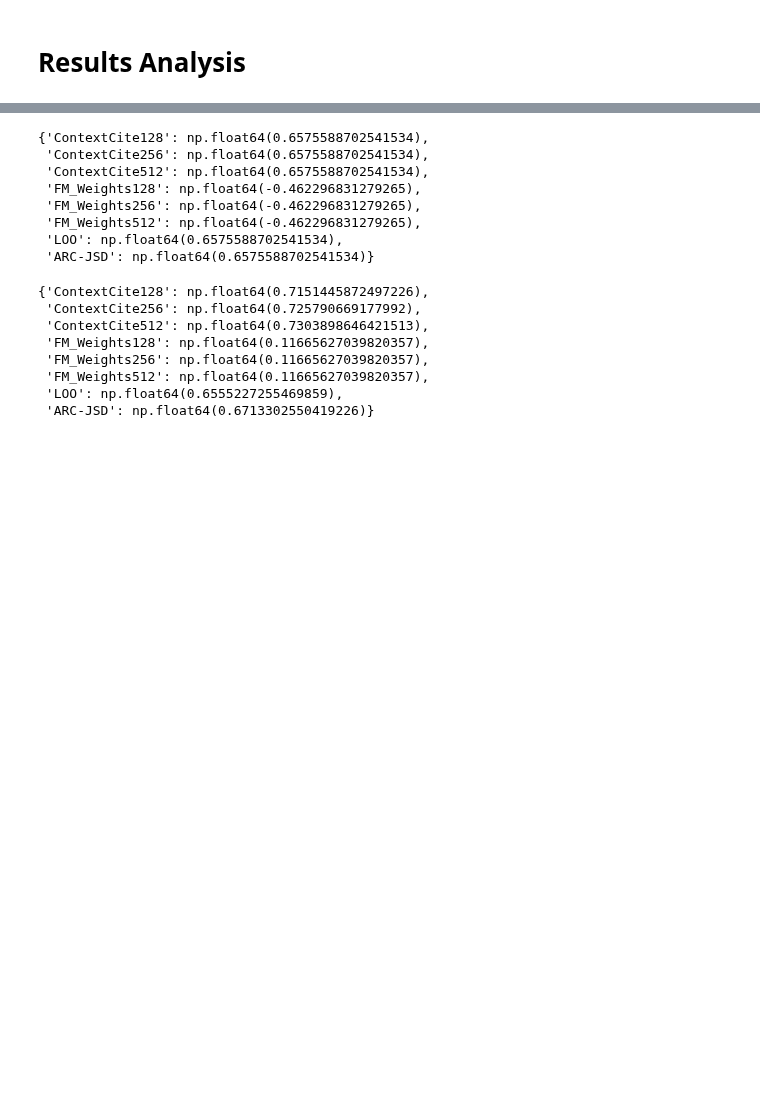
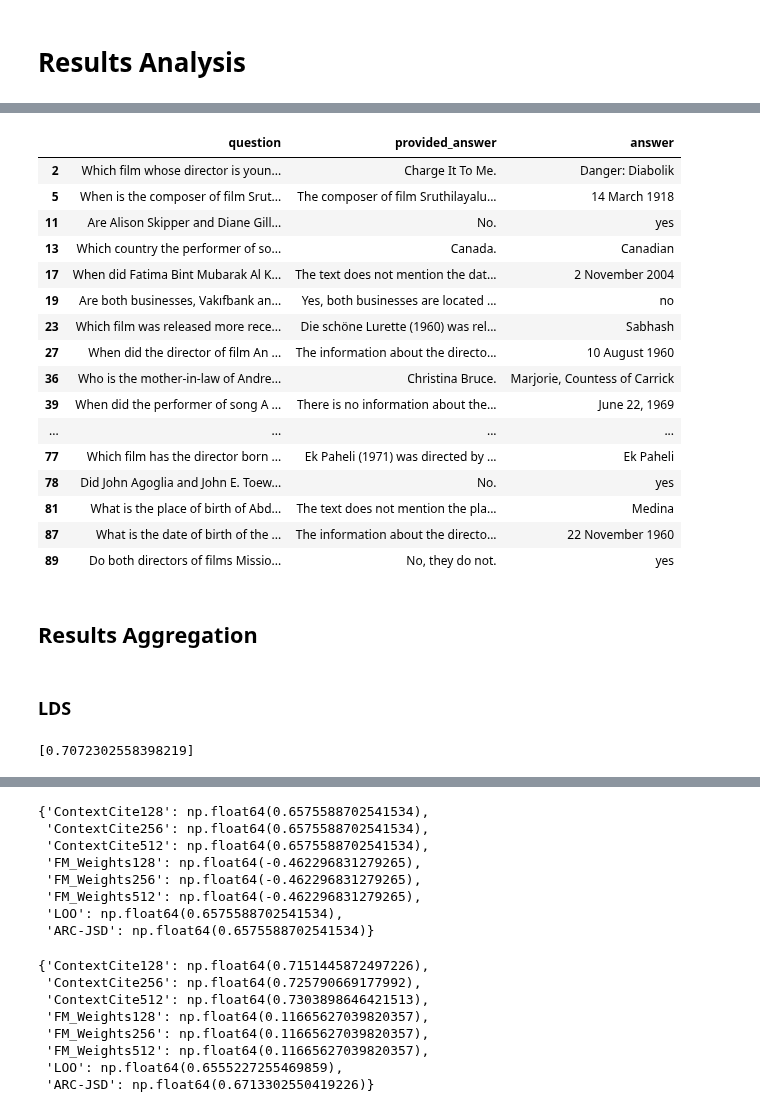
Before and after one commit to iNema9590/LLMX, a Jupyter notebook: Notebooks/2wiki.ipynb, the cells around one changed output, grey strips where cells are left out. Drawn from its saved outputs; the diff is of its cells as text; code cells hidden in the pictures; blank space fills up the shorter version.

```diff
--- a/Notebooks/2wiki.ipynb
+++ b/Notebooks/2wiki.ipynb
@@ -63,0 +103,39 @@ eval(df['lds'][0])[0]
+# %%
+from google.oauth2 import service_account
+import vertexai
+from vertexai.generative_models import GenerativeModel
+
+vertexai.init(
+    project="oag-ai",
+    credentials=service_account.Credentials.from_service_account_file("google-credentials.json"),
+)
+
+evaluate_answer = GenerativeModel(
+    model_name="gemini-2.0-flash",
+    system_instruction= system_prompt,
+)#model = "publishers/google/models/gemini-2.0-flash-thinking-exp-01-21"
+
+def prompt_just_text(prompt: str,temperature=0.0) -> str:
+    return evaluate_answer.generate_content(
+        generation_config={
+            "temperature": temperature,
+            "response_mime_type": "application/json",
+        },
+        contents=[
+            prompt
+        ],
+    ).text
+# %%
+results = []
+def evaluate(provided: str, ground_truth:str):
+    template_prompt = f"""Evaluate the provided answer using the ground truth answer, is the provided answer correct?:
+    Provided answer: {provided}
+    Ground Truth: {ground_truth}"""
+
+    response = prompt_just_text(template_prompt)
+    print("LLM Response: ",  response)
+    return response
+
+for i in df_res.index:
+    res = evaluate(df_res.loc[i].provided_answer, df_res.loc[i].answer)
+    results.append(res)
@@ -63,0 +160,25 @@ eval(df['lds'][0])[0]
+# %%
+df_res['flag_correct'] = results
+df_res['flag_correct'] = df_res.flag_correct.apply(lambda x: x == 'True')
+# %%
+df_res[df_res.flag_correct ==False][['question', 'provided_answer', 'answer']]
+# %% [output]
+|  | question | provided_answer | answer |
+| 2 | Which film whose director is youn... | Charge It To Me. | Danger: Diabolik |
+| 5 | When is the composer of film Srut... | The composer of film Sruthilayalu... | 14 March 1918 |
+| 11 | Are Alison Skipper and Diane Gill... | No. | yes |
+| 13 | Which country the performer of so... | Canada. | Canadian |
+| 17 | When did Fatima Bint Mubarak Al K... | The text does not mention the dat... | 2 November 2004 |
+| 19 | Are both businesses, Vakıfbank an... | Yes, both businesses are located ... | no |
+| 23 | Which film was released more rece... | Die schöne Lurette (1960) was rel... | Sabhash |
+| 27 | When did the director of film An ... | The information about the directo... | 10 August 1960 |
+| 36 | Who is the mother-in-law of Andre... | Christina Bruce. | Marjorie, Countess of Carrick |
+| 39 | When did the performer of song A ... | There is no information about the... | June 22, 1969 |
+| ... | ... | ... | ... |
+| 77 | Which film has the director born ... | Ek Paheli (1971) was directed by ... | Ek Paheli |
+| 78 | Did John Agoglia and John E. Toew... | No. | yes |
+| 81 | What is the place of birth of Abd... | The text does not mention the pla... | Medina |
+| 87 | What is the date of birth of the ... | The information about the directo... | 22 November 1960 |
+| 89 | Do both directors of films Missio... | No, they do not. | yes |
+# %% [markdown]
+## Results Aggregation
@@ -63,0 +187,2 @@ eval(df['lds'][0])[0]
+# %% [markdown]
+### LDS
@@ -63,0 +194,4 @@ eval(df['lds'][0])[0]
+# %%
+list(elem.values())
+# %% [output]
+[0.7072302558398219]
```
Also changed, not shown: parts of 15 cells of this notebook, 2 other files.
